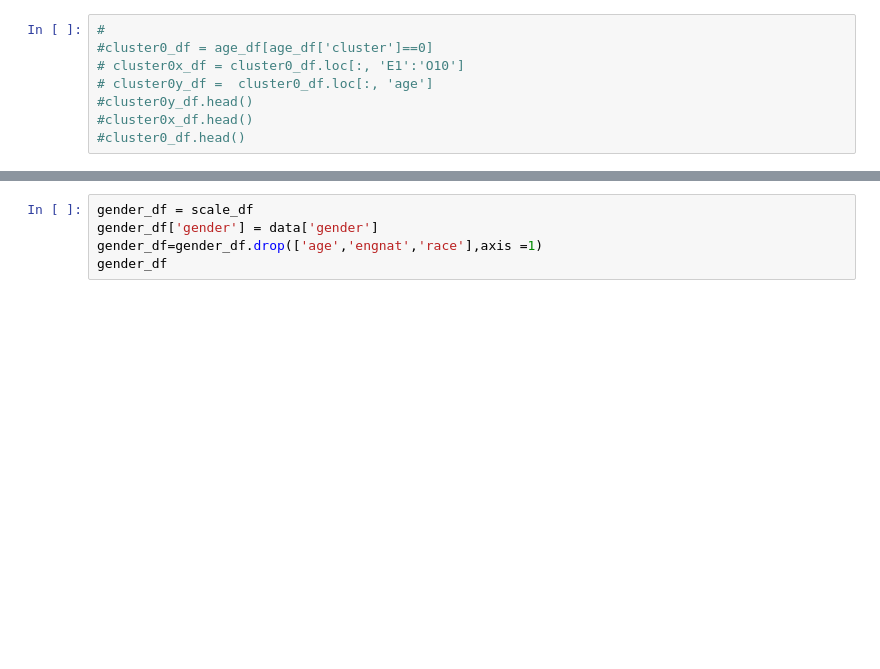
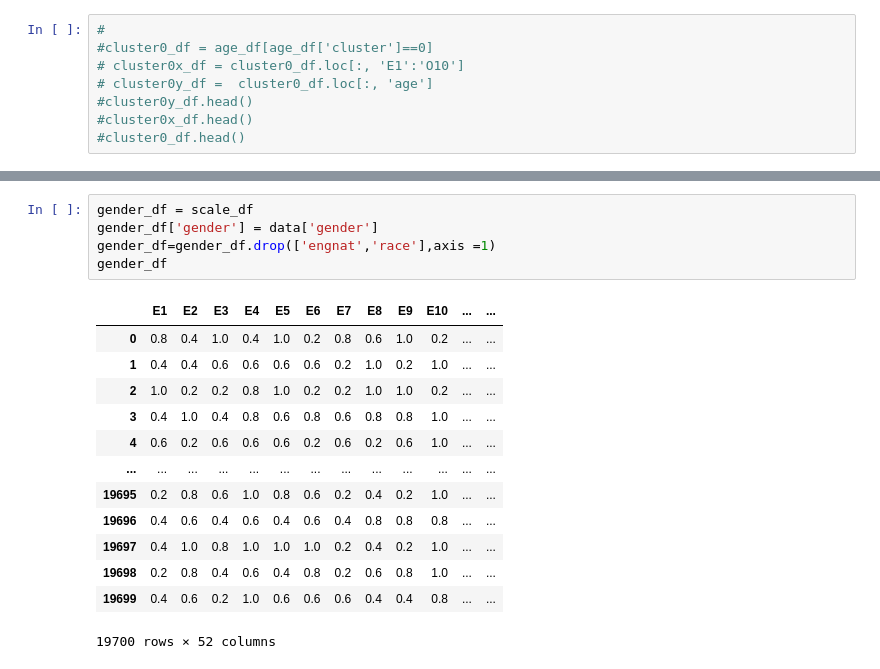
Before and after one commit to eldridgesje/final-project, a Jupyter notebook: personality_test.ipynb, the cells around one changed output, grey strips where cells are left out. Drawn from its saved outputs; the diff is of its cells as text; blank space fills up the shorter version.

```diff
--- a/personality_test.ipynb
+++ b/personality_test.ipynb
@@ -579,8 +962,22 @@ combine_race_df.head()
 # %%
 gender_df = scale_df
 gender_df['gender'] = data['gender']
-gender_df=gender_df.drop(['age','engnat','race'],axis =1)
+gender_df=gender_df.drop(['engnat','race'],axis =1)
 gender_df
+# %% [output]
+|  | E1 | E2 | E3 | E4 | E5 | E6 | E7 | E8 | E9 | E10 | ... | ... |
+| 0 | 0.8 | 0.4 | 1.0 | 0.4 | 1.0 | 0.2 | 0.8 | 0.6 | 1.0 | 0.2 | ... | ... |
+| 1 | 0.4 | 0.4 | 0.6 | 0.6 | 0.6 | 0.6 | 0.2 | 1.0 | 0.2 | 1.0 | ... | ... |
+| 2 | 1.0 | 0.2 | 0.2 | 0.8 | 1.0 | 0.2 | 0.2 | 1.0 | 1.0 | 0.2 | ... | ... |
+| 3 | 0.4 | 1.0 | 0.4 | 0.8 | 0.6 | 0.8 | 0.6 | 0.8 | 0.8 | 1.0 | ... | ... |
+| 4 | 0.6 | 0.2 | 0.6 | 0.6 | 0.6 | 0.2 | 0.6 | 0.2 | 0.6 | 1.0 | ... | ... |
+| ... | ... | ... | ... | ... | ... | ... | ... | ... | ... | ... | ... | ... |
+| 19695 | 0.2 | 0.8 | 0.6 | 1.0 | 0.8 | 0.6 | 0.2 | 0.4 | 0.2 | 1.0 | ... | ... |
+| 19696 | 0.4 | 0.6 | 0.4 | 0.6 | 0.4 | 0.6 | 0.4 | 0.8 | 0.8 | 0.8 | ... | ... |
+| 19697 | 0.4 | 1.0 | 0.8 | 1.0 | 1.0 | 1.0 | 0.2 | 0.4 | 0.2 | 1.0 | ... | ... |
+| 19698 | 0.2 | 0.8 | 0.4 | 0.6 | 0.4 | 0.8 | 0.2 | 0.6 | 0.8 | 1.0 | ... | ... |
+| 19699 | 0.4 | 0.6 | 0.2 | 1.0 | 0.6 | 0.6 | 0.6 | 0.4 | 0.4 | 0.8 | ... | ... |
+19700 rows × 52 columns
 # %%
 cluster0_df = gender_df[gender_df['cluster']==0]
 cluster0_corr = cluster0_df.corr()
```
Also changed, not shown: parts of 53 cells of this notebook, 1 other file.
